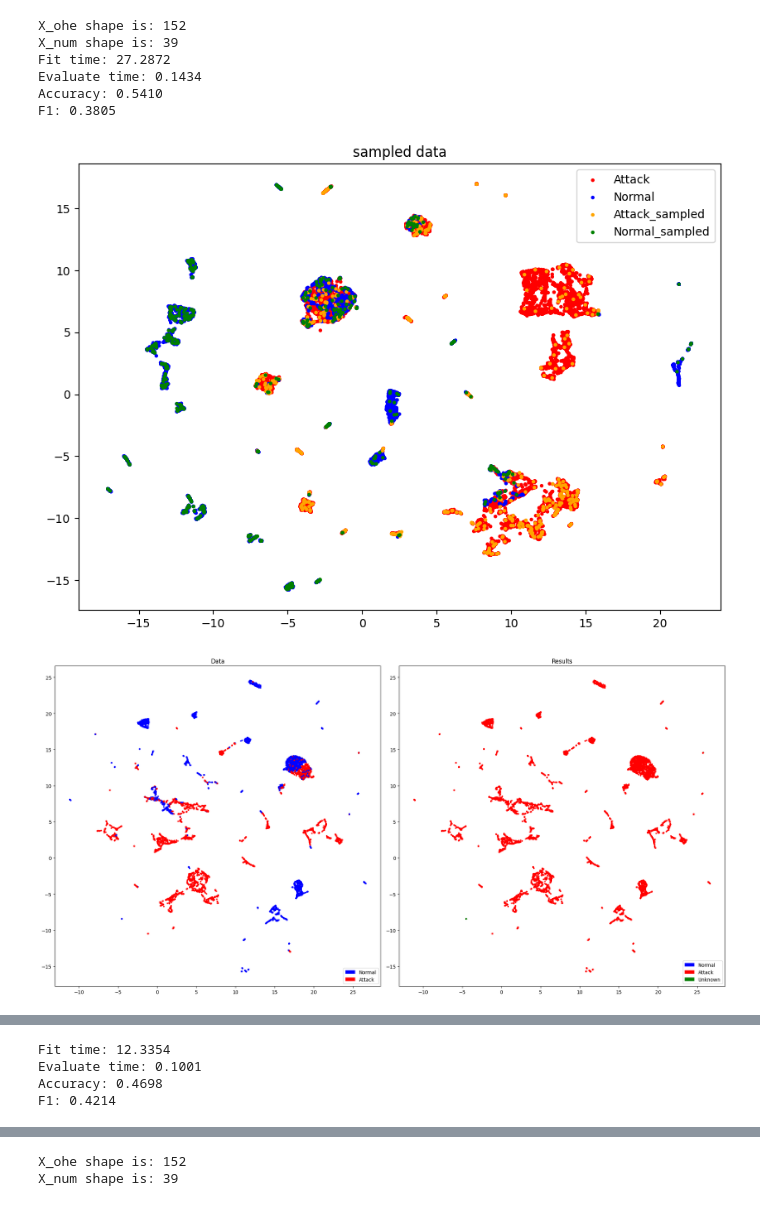
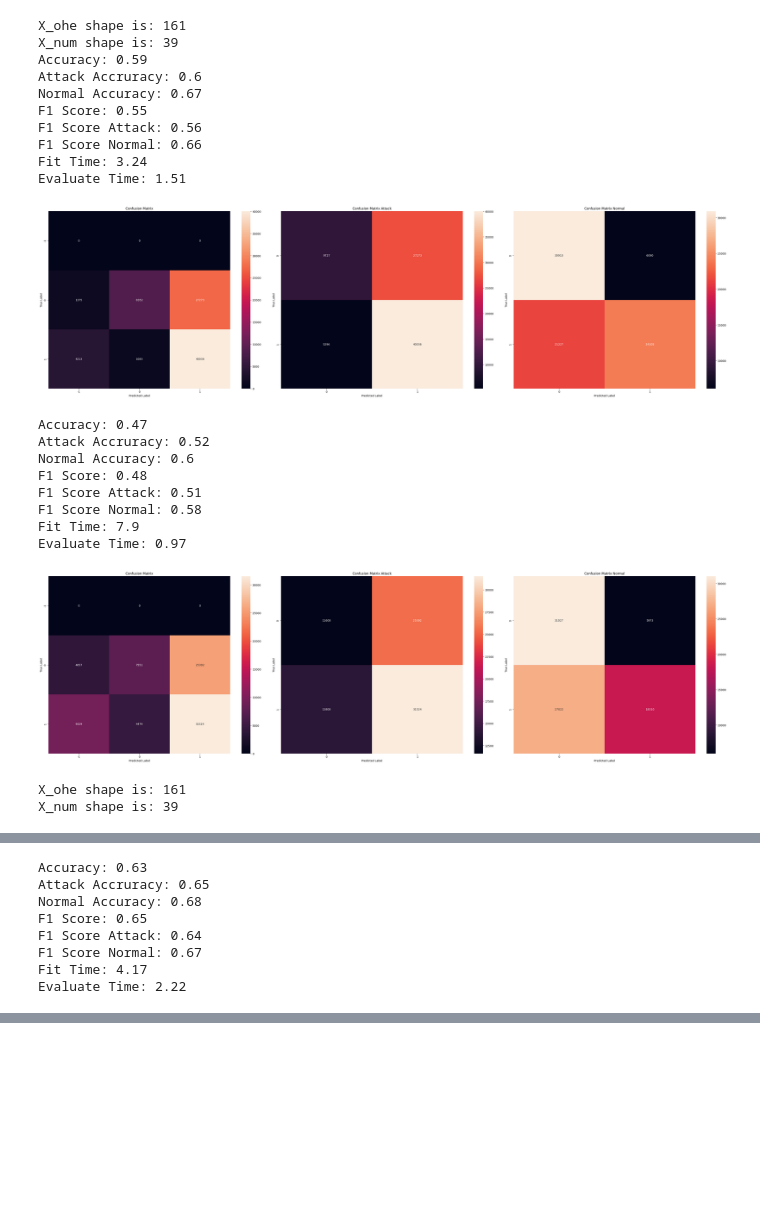
Before and after one commit to Sugata10723/IDS_IoT, a Jupyter notebook: main.ipynb, the cells around one changed output, grey strips where cells are left out. Saved outputs shown, nothing was run; the diff lists cells and outputs as text; code cells hidden in the pictures; blank space fills up the shorter version.

```diff
--- a/main.ipynb
+++ b/main.ipynb
@@ -10,18 +10,32 @@ import pandas as pd
 pd.set_option('display.max_columns', None)
 pd.set_option('display.precision', 2)
 # %%
-dataset = Dataset_UNSW_NB15(10000)
+dataset = Dataset_UNSW_NB15(100000000)
 X_train, X_test, y_train, y_test, config = dataset.get_data()
 exp = Experiment(X_train, X_test, y_train, y_test, config)
-exp.run_noFS(k=500)
-exp.run_hybrid(k=500, n_fi=20, n_pca=20)
-exp.run_var(k=500)
+exp.run_noFS(k=5000000000)
+exp.run_hybrid(k=5000000, n_fi=40, n_pca=20)
+exp.run_var(k=500000000)
 # %% [output]
-X_ohe shape is: 152
+X_ohe shape is: 161
 X_num shape is: 39
-Fit time: 27.2872
-Evaluate time: 0.1434
-Accuracy: 0.5410
-F1: 0.3805
+Accuracy: 0.59
+Attack Accruracy: 0.6
+Normal Accuracy: 0.67
+F1 Score: 0.55
+F1 Score Attack: 0.56
+F1 Score Normal: 0.66
+Fit Time: 3.24
+Evaluate Time: 1.51
-[figure, old version]
+[figure, new version]
+Accuracy: 0.47
+Attack Accruracy: 0.52
+Normal Accuracy: 0.6
+F1 Score: 0.48
+F1 Score Attack: 0.51
+F1 Score Normal: 0.58
+Fit Time: 7.9
+Evaluate Time: 0.97
-[figure, old version]
+[figure, new version]
+X_ohe shape is: 161
+X_num shape is: 39
@@ -29,4 +42,0 @@ F1: 0.3805
-Fit time: 12.3354
-Evaluate time: 0.1001
-Accuracy: 0.4698
-F1: 0.4214
@@ -33,0 +44,8 @@ F1: 0.4214
+Accuracy: 0.63
+Attack Accruracy: 0.65
+Normal Accuracy: 0.68
+F1 Score: 0.65
+F1 Score Attack: 0.64
+F1 Score Normal: 0.67
+Fit Time: 4.17
+Evaluate Time: 2.22
@@ -36,2 +52,0 @@ F1: 0.4214
-X_ohe shape is: 152
-X_num shape is: 39
```
Also changed, not shown: parts of 3 cells of this notebook.
